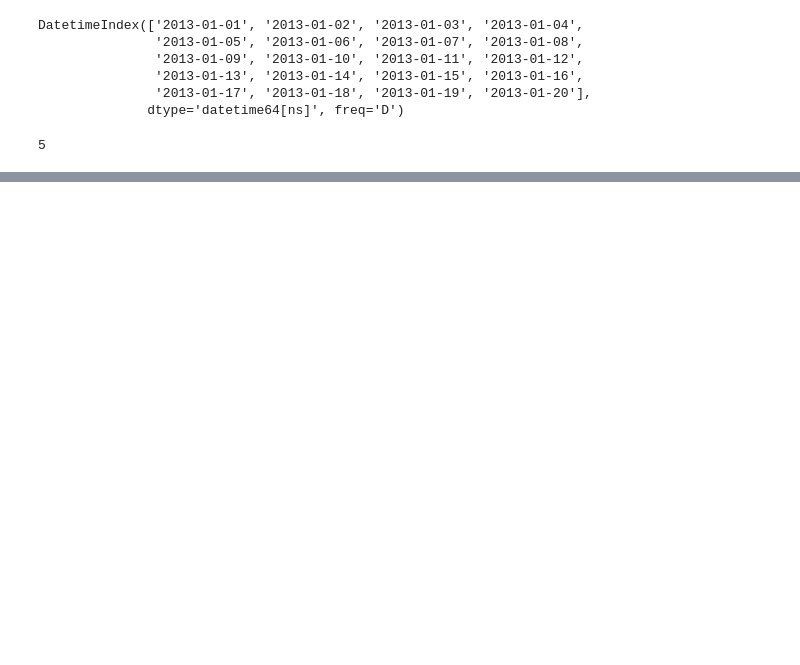
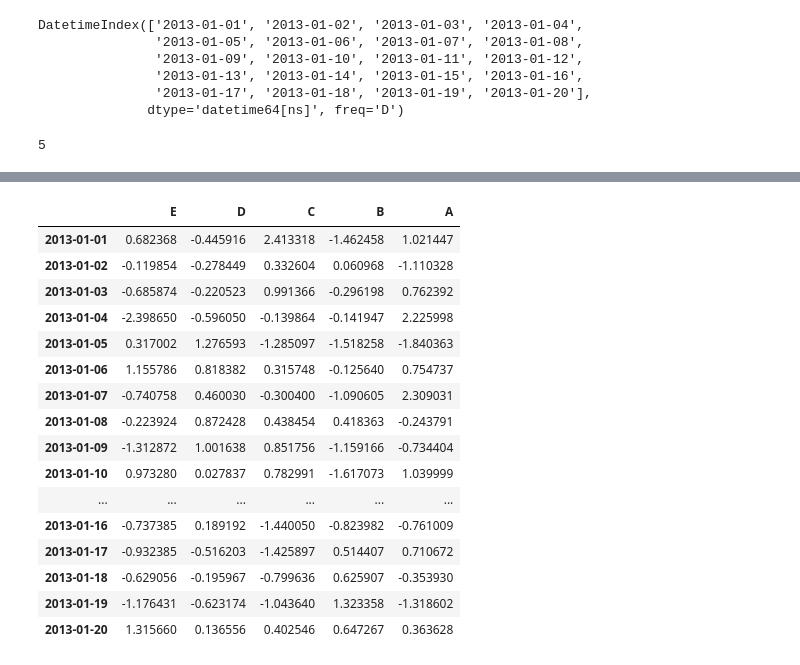
Before and after one commit to TBKHori/A.I_ARU, a Jupyter notebook: Pandas_A_Z.ipynb, the cells around one changed output, grey strips where cells are left out. Saved outputs shown, nothing was run; the diff lists cells and outputs as text; code cells hidden in the pictures; blank space fills up the shorter version.

```diff
--- a/Pandas_A_Z.ipynb
+++ b/Pandas_A_Z.ipynb
@@ -105,0 +166,20 @@ df.shape[1]
+# %%
+df.sort_index(axis=1, ascending=False)
+# %% [output]
+|  | E | D | C | B | A |
+| 2013-01-01 | 0.682368 | -0.445916 | 2.413318 | -1.462458 | 1.021447 |
+| 2013-01-02 | -0.119854 | -0.278449 | 0.332604 | 0.060968 | -1.110328 |
+| 2013-01-03 | -0.685874 | -0.220523 | 0.991366 | -0.296198 | 0.762392 |
+| 2013-01-04 | -2.398650 | -0.596050 | -0.139864 | -0.141947 | 2.225998 |
+| 2013-01-05 | 0.317002 | 1.276593 | -1.285097 | -1.518258 | -1.840363 |
+| 2013-01-06 | 1.155786 | 0.818382 | 0.315748 | -0.125640 | 0.754737 |
+| 2013-01-07 | -0.740758 | 0.460030 | -0.300400 | -1.090605 | 2.309031 |
+| 2013-01-08 | -0.223924 | 0.872428 | 0.438454 | 0.418363 | -0.243791 |
+| 2013-01-09 | -1.312872 | 1.001638 | 0.851756 | -1.159166 | -0.734404 |
+| 2013-01-10 | 0.973280 | 0.027837 | 0.782991 | -1.617073 | 1.039999 |
+| ... | ... | ... | ... | ... | ... |
+| 2013-01-16 | -0.737385 | 0.189192 | -1.440050 | -0.823982 | -0.761009 |
+| 2013-01-17 | -0.932385 | -0.516203 | -1.425897 | 0.514407 | 0.710672 |
+| 2013-01-18 | -0.629056 | -0.195967 | -0.799636 | 0.625907 | -0.353930 |
+| 2013-01-19 | -1.176431 | -0.623174 | -1.043640 | 1.323358 | -1.318602 |
+| 2013-01-20 | 1.315660 | 0.136556 | 0.402546 | 0.647267 | 0.363628 |
```
Also changed, not shown: parts of 40 cells of this notebook.
